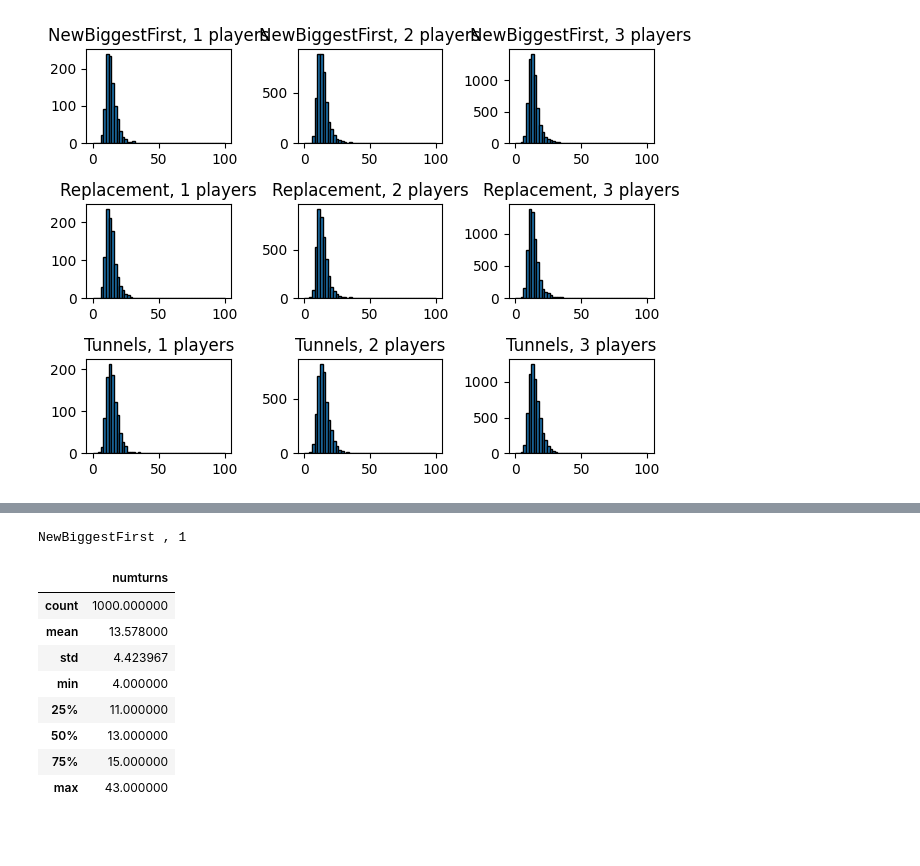
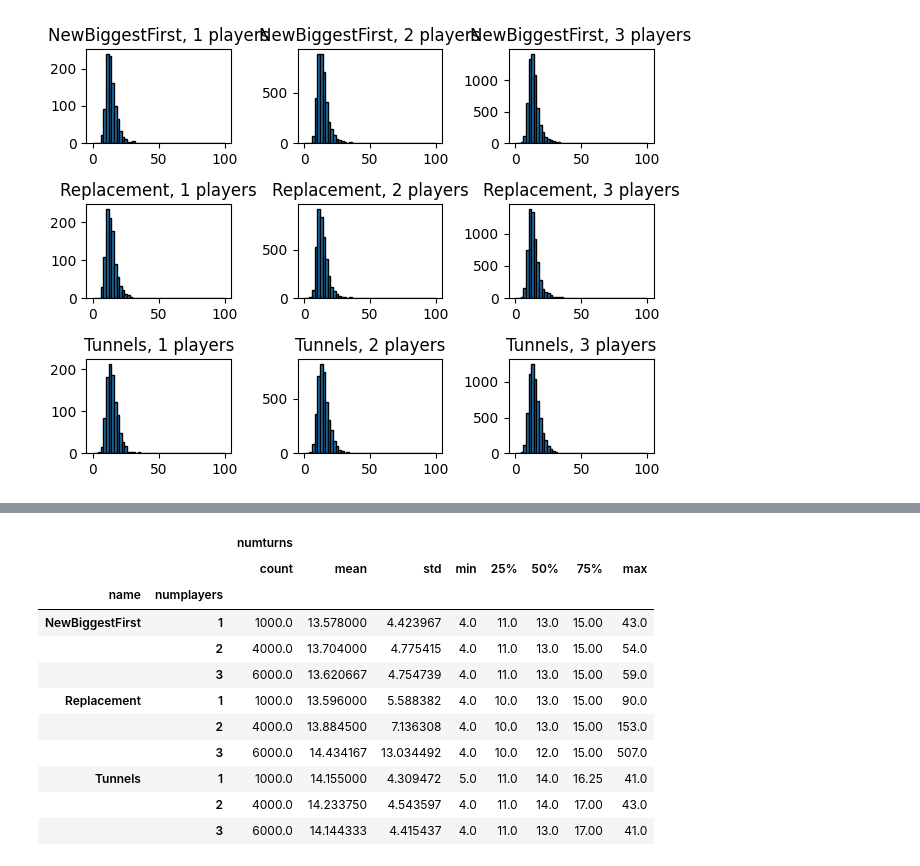
Before and after one commit to P-Hicks/SeniorResearchProject, a Jupyter notebook: data.ipynb, the cells around one changed output, grey strips where cells are left out. Saved outputs shown, nothing was run; the diff lists cells and outputs as text; code cells hidden in the pictures; blank space fills up the shorter version.

```diff
--- a/data.ipynb
+++ b/data.ipynb
@@ -13,7 +13,7 @@ import psycopg2
 # from asgiref.sync import sync_to_async
 
 # @sync_to_async
-def run_query(query):
+def run_query(query, fetch=True):
     result = None
     try:
         connection = psycopg2.connect("dbname=data user=root password=root")
@@ -22,7 +22,10 @@ def run_query(query):
         cursor = connection.cursor()
         cursor.execute(query)
         # Fetch and output result
-        result = cursor.fetchall()
+        if fetch:
+            result = cursor.fetchall()
+        else:
+            connection.commit()
         # Close the cursor
         cursor.close()
 
@@ -185,44 +197,58 @@ plt.tight_layout()
 # %%
 import pandas as pd
 
-def get_df(player):
-    name, numplayers = player
+def get_df():
     query_1 = '''
         SELECT
-            number_of_turns
+            number_of_turns, name, numplayers
         FROM
             player_with_numturns
-        WHERE name = '{}' AND numplayers = {}
-
-        '''.format(name, numplayers)
+        '''
     data= run_query(
         query_1
     )
 
-    data = [i[0] for i in data]
+    data = {
+        'numturns':[i[0] for i in data],
+        'name':[i[1] for i in data],
+        'numplayers':[i[2] for i in data]
+    }
 
-    df = pd.DataFrame({
-        'numturns': data,
-    })
+    df = pd.DataFrame(data)
     return df
+# %%
+
+# Get summary statistics
+df = get_df()
+statistics = df.groupby(['name', 'numplayers']).describe()
+statistics
+# %% [output]
+|  |  | numturns |  |  |  |  |  |  |  |
+|  |  | count | mean | std | min | 25% | 50% | 75% | max |
+| name | numplayers |  |  |  |  |  |  |  |  |
+| NewBiggestFirst | 1 | 1000.0 | 13.578000 | 4.423967 | 4.0 | 11.0 | 13.0 | 15.00 | 43.0 |
+|  | 2 | 4000.0 | 13.704000 | 4.775415 | 4.0 | 11.0 | 13.0 | 15.00 | 54.0 |
+|  | 3 | 6000.0 | 13.620667 | 4.754739 | 4.0 | 11.0 | 13.0 | 15.00 | 59.0 |
+| Replacement | 1 | 1000.0 | 13.596000 | 5.588382 | 4.0 | 10.0 | 13.0 | 15.00 | 90.0 |
+|  | 2 | 4000.0 | 13.884500 | 7.136308 | 4.0 | 10.0 | 13.0 | 15.00 | 153.0 |
+|  | 3 | 6000.0 | 14.434167 | 13.034492 | 4.0 | 10.0 | 12.0 | 15.00 | 507.0 |
+| Tunnels | 1 | 1000.0 | 14.155000 | 4.309472 | 5.0 | 11.0 | 14.0 | 16.25 | 41.0 |
+|  | 2 | 4000.0 | 14.233750 | 4.543597 | 4.0 | 11.0 | 14.0 | 17.00 | 43.0 |
+|  | 3 | 6000.0 | 14.144333 | 4.415437 | 4.0 | 11.0 | 13.0 | 17.00 | 41.0 |
 # %%
 
-# Get summary statistics
-df = get_df(players[0])
-statistics = df.describe()
-print(players[0][0] , ',', players[0][1])
-statistics
+
+
+
+
+
+
+
+# # Get summary statistics
+# df = get_df(players[1])
+# statistics = df.describe()
+# print(players[1][0] , ',', players[1][1])
+# statistics
-# %% [output]
-NewBiggestFirst , 1
-|  | numturns |
-| count | 1000.000000 |
-| mean | 13.578000 |
-| std | 4.423967 |
-| min | 4.000000 |
-| 25% | 11.000000 |
-| 50% | 13.000000 |
-| 75% | 15.000000 |
-| max | 43.000000 |
 # %%
 
 
```
Also changed, not shown: parts of 19 cells of this notebook, 6 other files.
